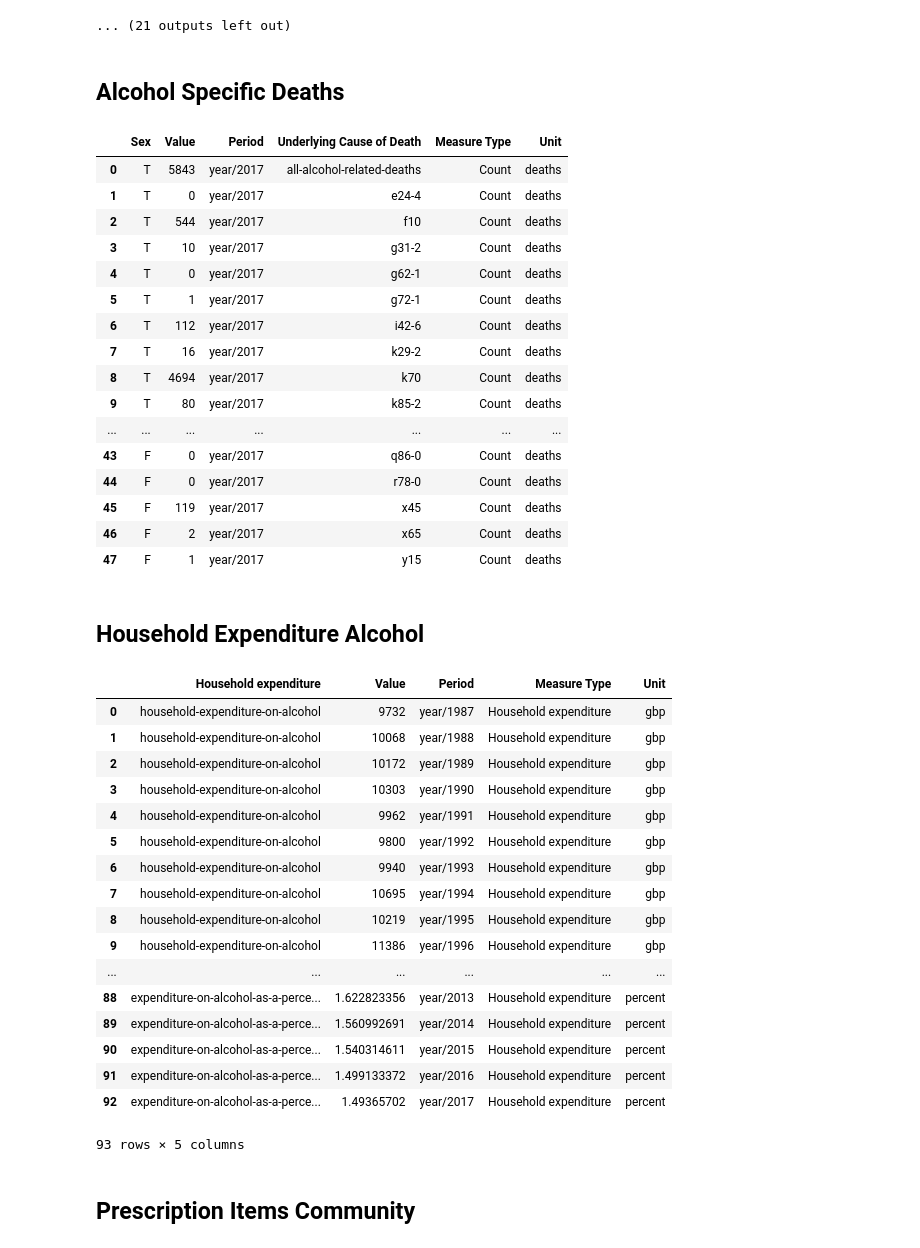
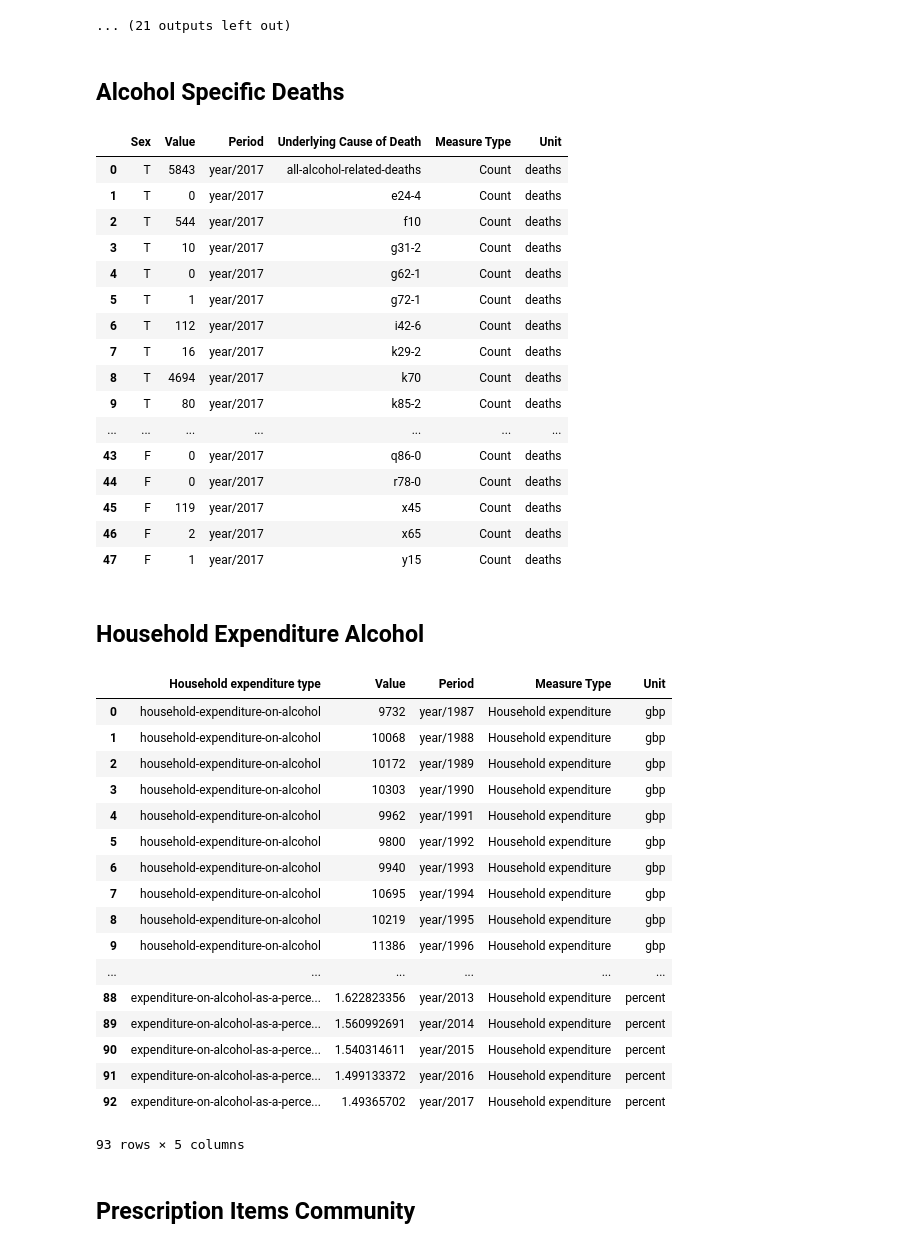
Before and after one commit to GSS-Cogs/NHS-Statistics-on-Alcohol-England, a Jupyter notebook: main.ipynb, the cells around one changed output. Drawn from its saved outputs; the diff is of its cells as text; code cells hidden in the pictures.

Commit message:
Household expenditure -> Household expenditure type

```diff
--- a/main.ipynb
+++ b/main.ipynb
@@ -240,11 +240,11 @@ for (filename, table) in tables.items():
         table['Unit'] = 'deaths'
     elif title == 'Household Expenditure Alcohol':
         table['Period'] = table['Year'].map(lambda x: f'year/{x}')
-        table.rename(columns={'Metric': 'Household expenditure'}, inplace=True)
-        table['Household expenditure'].cat.rename_categories(pathify, inplace=True)
+        table.rename(columns={'Metric': 'Household expenditure type'}, inplace=True)
+        table['Household expenditure type'].cat.rename_categories(pathify, inplace=True)
         table = table.drop(columns=['Year', 'Unnamed: 3', 'Unnamed: 4'])
         table['Measure Type'] = 'Household expenditure'
-        table['Unit'] = table['Household expenditure'].map(
+        table['Unit'] = table['Household expenditure type'].map(
             lambda x: 'percent' if 'percentage' in x else 'gbp')
         table['Value'] = table['Value'].map(
             lambda x: x.replace(',', ''))
@@ -288,34 +288,34 @@ for (filename, table) in tables.items():
         table['Value'] = pd.to_numeric(table['Value'], errors='coerce', downcast='integer')
         table.dropna(subset=['Value'], inplace=True)
         table['Value'] = table['Value'].astype('int')
     else:
         continue
     display(HTML(f'<h2>{title}</h2>'))
     display(table)
     table.to_csv(out / f'{pathify(title)}.csv', index = False)
     schema = CSVWSchema('https://ons-opendata.github.io/ref_alcohol/')
     schema.create(out / f'{pathify(title)}.csv', out / f'{pathify(title)}.csv-schema.json')
 # %% [output]
 Alcohol Specific Deaths
 |  | Sex | Value | Period | Underlying Cause of Death | Measure Type | Unit |
 | 0 | T | 5843 | year/2017 | all-alcohol-related-deaths | Count | deaths |
 | 1 | T | 0 | year/2017 | e24-4 | Count | deaths |
 | 2 | T | 544 | year/2017 | f10 | Count | deaths |
 | 3 | T | 10 | year/2017 | g31-2 | Count | deaths |
 | 4 | T | 0 | year/2017 | g62-1 | Count | deaths |
 | 5 | T | 1 | year/2017 | g72-1 | Count | deaths |
 | 6 | T | 112 | year/2017 | i42-6 | Count | deaths |
 | 7 | T | 16 | year/2017 | k29-2 | Count | deaths |
 | 8 | T | 4694 | year/2017 | k70 | Count | deaths |
 | 9 | T | 80 | year/2017 | k85-2 | Count | deaths |
 | ... | ... | ... | ... | ... | ... | ... |
 | 43 | F | 0 | year/2017 | q86-0 | Count | deaths |
 | 44 | F | 0 | year/2017 | r78-0 | Count | deaths |
 | 45 | F | 119 | year/2017 | x45 | Count | deaths |
 | 46 | F | 2 | year/2017 | x65 | Count | deaths |
 | 47 | F | 1 | year/2017 | y15 | Count | deaths |
 Household Expenditure Alcohol
-|  | Household expenditure | Value | Period | Measure Type | Unit |
+|  | Household expenditure type | Value | Period | Measure Type | Unit |
 | 0 | household-expenditure-on-alcohol | 9732 | year/1987 | Household expenditure | gbp |
 | 1 | household-expenditure-on-alcohol | 10068 | year/1988 | Household expenditure | gbp |
 | 2 | household-expenditure-on-alcohol | 10172 | year/1989 | Household expenditure | gbp |
```
